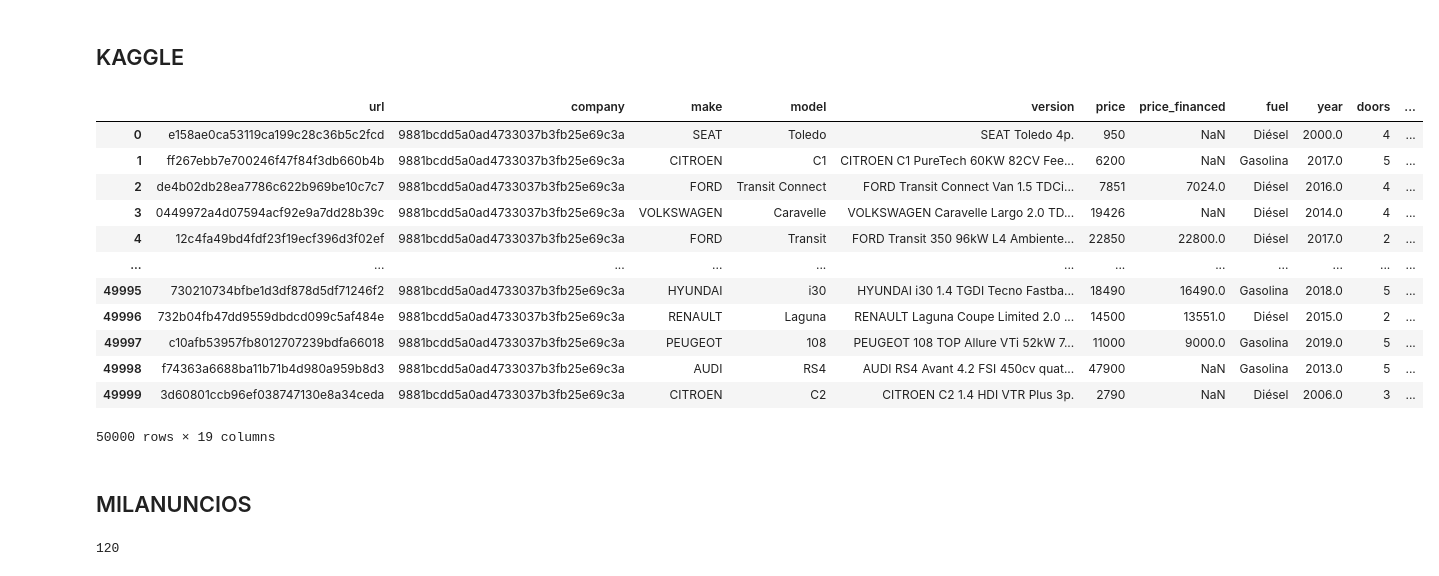
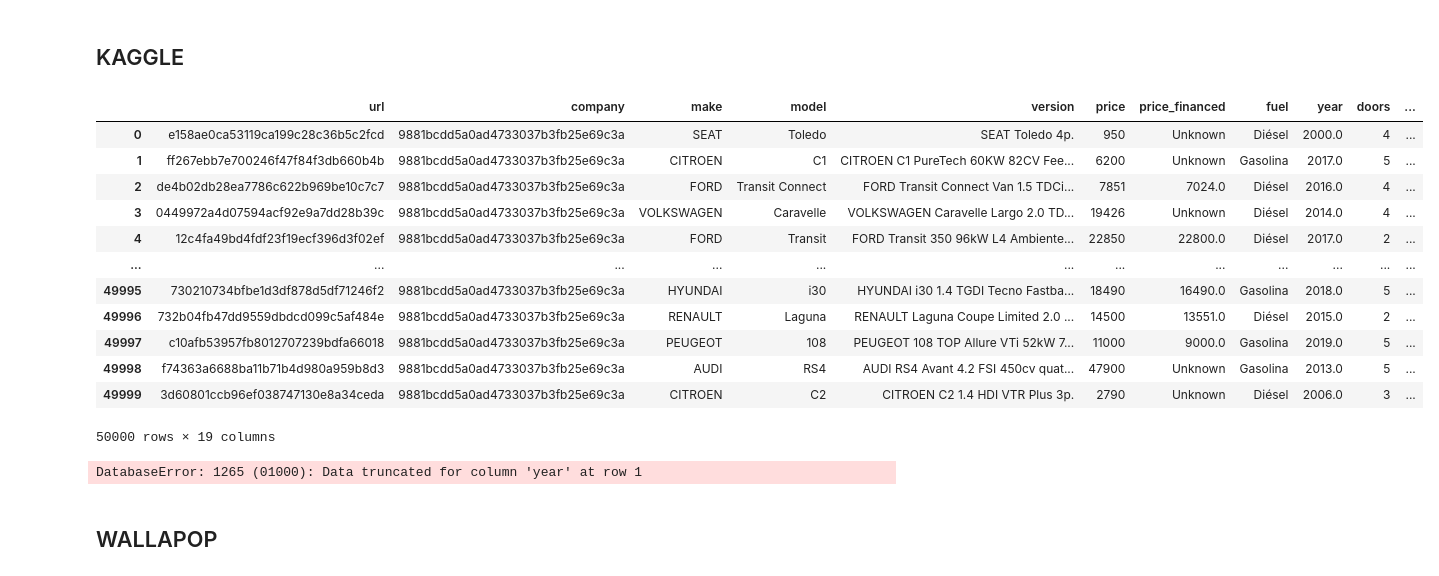
Before and after one commit to adripradm/W5-ETL_project, a Jupyter notebook: Untitled.ipynb, the cells around one changed output. Saved outputs shown, nothing was run; the diff lists cells and outputs as text; code cells hidden in the pictures.

```diff
--- a/Untitled.ipynb
+++ b/Untitled.ipynb
@@ -540,21 +488,21 @@ coches
 import csv
 # %%
 #ith open(r'/data/coches-de-segunda-mano-sample.csv', newline='') as csvfile:
-kagle = pd.read_csv (r'data\coches-de-segunda-mano-sample.csv')
-kagle= pd.DataFrame(kagle, columns= ['url','company','make','model','version','price','price_financed','fuel','year','doors','shift','color','photos','is_professional','dealer','province','country','publish_date','insert_date'])
+kaggle = pd.read_csv (r'data\coches-de-segunda-mano-sample.csv')
+kaggle= pd.DataFrame(kaggle, columns= ['url','company','make','model','version','price','price_financed','fuel','year','doors','shift','color','photos','is_professional','dealer','province','country','publish_date','insert_date'])
 # %%
-kagle
+kaggle
 # %% [output]
 |  | url | company | make | model | version | price | price_financed | fuel | year | doors | ... |
-| 0 | e158ae0ca53119ca199c28c36b5c2fcd | 9881bcdd5a0ad4733037b3fb25e69c3a | SEAT | Toledo | SEAT Toledo 4p. | 950 | NaN | Diésel | 2000.0 | 4 | ... |
-| 1 | ff267ebb7e700246f47f84f3db660b4b | 9881bcdd5a0ad4733037b3fb25e69c3a | CITROEN | C1 | CITROEN C1 PureTech 60KW 82CV Fee... | 6200 | NaN | Gasolina | 2017.0 | 5 | ... |
+| 0 | e158ae0ca53119ca199c28c36b5c2fcd | 9881bcdd5a0ad4733037b3fb25e69c3a | SEAT | Toledo | SEAT Toledo 4p. | 950 | Unknown | Diésel | 2000.0 | 4 | ... |
+| 1 | ff267ebb7e700246f47f84f3db660b4b | 9881bcdd5a0ad4733037b3fb25e69c3a | CITROEN | C1 | CITROEN C1 PureTech 60KW 82CV Fee... | 6200 | Unknown | Gasolina | 2017.0 | 5 | ... |
 | 2 | de4b02db28ea7786c622b969be10c7c7 | 9881bcdd5a0ad4733037b3fb25e69c3a | FORD | Transit Connect | FORD Transit Connect Van 1.5 TDCi... | 7851 | 7024.0 | Diésel | 2016.0 | 4 | ... |
-| 3 | 0449972a4d07594acf92e9a7dd28b39c | 9881bcdd5a0ad4733037b3fb25e69c3a | VOLKSWAGEN | Caravelle | VOLKSWAGEN Caravelle Largo 2.0 TD... | 19426 | NaN | Diésel | 2014.0 | 4 | ... |
+| 3 | 0449972a4d07594acf92e9a7dd28b39c | 9881bcdd5a0ad4733037b3fb25e69c3a | VOLKSWAGEN | Caravelle | VOLKSWAGEN Caravelle Largo 2.0 TD... | 19426 | Unknown | Diésel | 2014.0 | 4 | ... |
 | 4 | 12c4fa49bd4fdf23f19ecf396d3f02ef | 9881bcdd5a0ad4733037b3fb25e69c3a | FORD | Transit | FORD Transit 350 96kW L4 Ambiente... | 22850 | 22800.0 | Diésel | 2017.0 | 2 | ... |
 | ... | ... | ... | ... | ... | ... | ... | ... | ... | ... | ... | ... |
 | 49995 | 730210734bfbe1d3df878d5df71246f2 | 9881bcdd5a0ad4733037b3fb25e69c3a | HYUNDAI | i30 | HYUNDAI i30 1.4 TGDI Tecno Fastba... | 18490 | 16490.0 | Gasolina | 2018.0 | 5 | ... |
 | 49996 | 732b04fb47dd9559dbdcd099c5af484e | 9881bcdd5a0ad4733037b3fb25e69c3a | RENAULT | Laguna | RENAULT Laguna Coupe Limited 2.0 ... | 14500 | 13551.0 | Diésel | 2015.0 | 2 | ... |
 | 49997 | c10afb53957fb8012707239bdfa66018 | 9881bcdd5a0ad4733037b3fb25e69c3a | PEUGEOT | 108 | PEUGEOT 108 TOP Allure VTi 52kW 7... | 11000 | 9000.0 | Gasolina | 2019.0 | 5 | ... |
-| 49998 | f74363a6688ba11b71b4d980a959b8d3 | 9881bcdd5a0ad4733037b3fb25e69c3a | AUDI | RS4 | AUDI RS4 Avant 4.2 FSI 450cv quat... | 47900 | NaN | Gasolina | 2013.0 | 5 | ... |
-| 49999 | 3d60801ccb96ef038747130e8a34ceda | 9881bcdd5a0ad4733037b3fb25e69c3a | CITROEN | C2 | CITROEN C2 1.4 HDI VTR Plus 3p. | 2790 | NaN | Diésel | 2006.0 | 3 | ... |
+| 49998 | f74363a6688ba11b71b4d980a959b8d3 | 9881bcdd5a0ad4733037b3fb25e69c3a | AUDI | RS4 | AUDI RS4 Avant 4.2 FSI 450cv quat... | 47900 | Unknown | Gasolina | 2013.0 | 5 | ... |
+| 49999 | 3d60801ccb96ef038747130e8a34ceda | 9881bcdd5a0ad4733037b3fb25e69c3a | CITROEN | C2 | CITROEN C2 1.4 HDI VTR Plus 3p. | 2790 | Unknown | Diésel | 2006.0 | 3 | ... |
 50000 rows × 19 columns
@@ -561,5 +550,21 @@ kagle
+# %%
+for i in range(len(kaggle)):
+
+    insert_query='insert into {} ({}) values {};'\
+                 .format('kaggle', ','.join(kaggle.columns), tuple(kaggle.iloc[i].values))
+
+
+    insert_query=f"insert into kaggle ({','.join(kaggle.columns)}) values {tuple(kaggle.iloc[i].values)};"
+
+
+    cursor.execute(insert_query)
+
+
+db.commit()
+# %% [output]
+DatabaseError: 1265 (01000): Data truncated for column 'year' at row 1
 # %% [markdown]
-## MILANUNCIOS
+## WALLAPOP
 # %%
 url2='https://es.wallapop.com/app/search?category_ids=100&filters_source=seo_landing&longitude=-3.69196&latitude=40.41956'
 # %%
@@ -666,4 +634,0 @@ def wallapop(url2):
-# %%
-len(modelo)
-# %% [output]
-120
```
Also changed, not shown: parts of 32 cells of this notebook, 3 other files.
